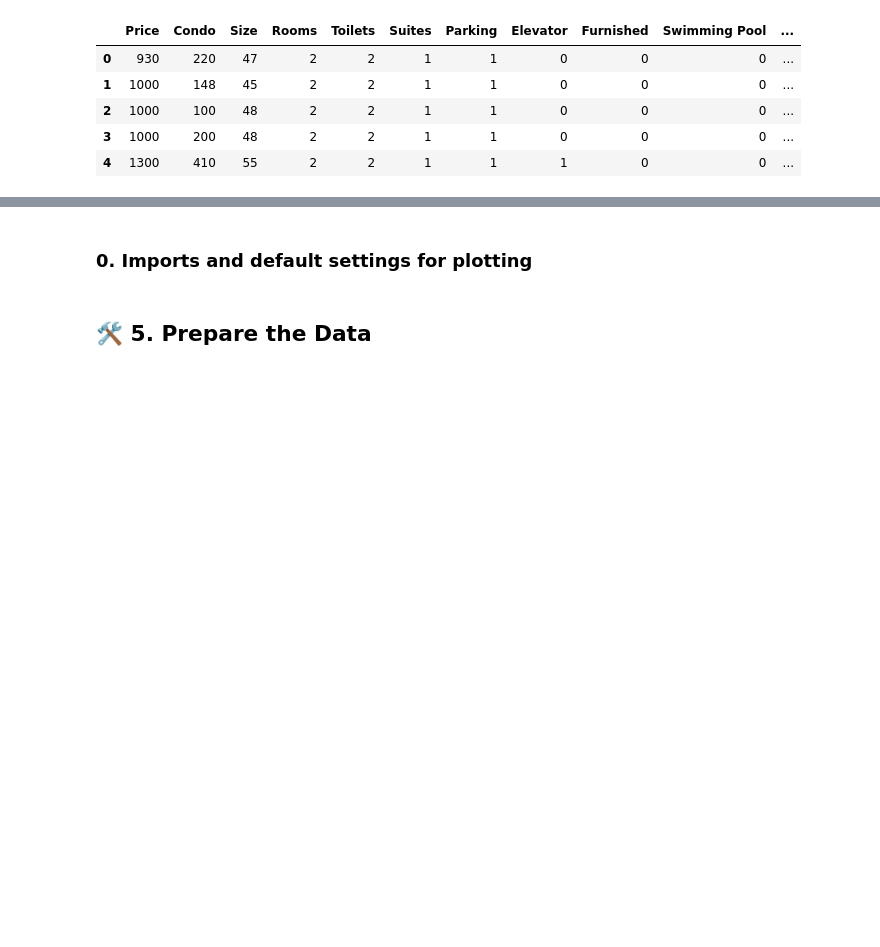
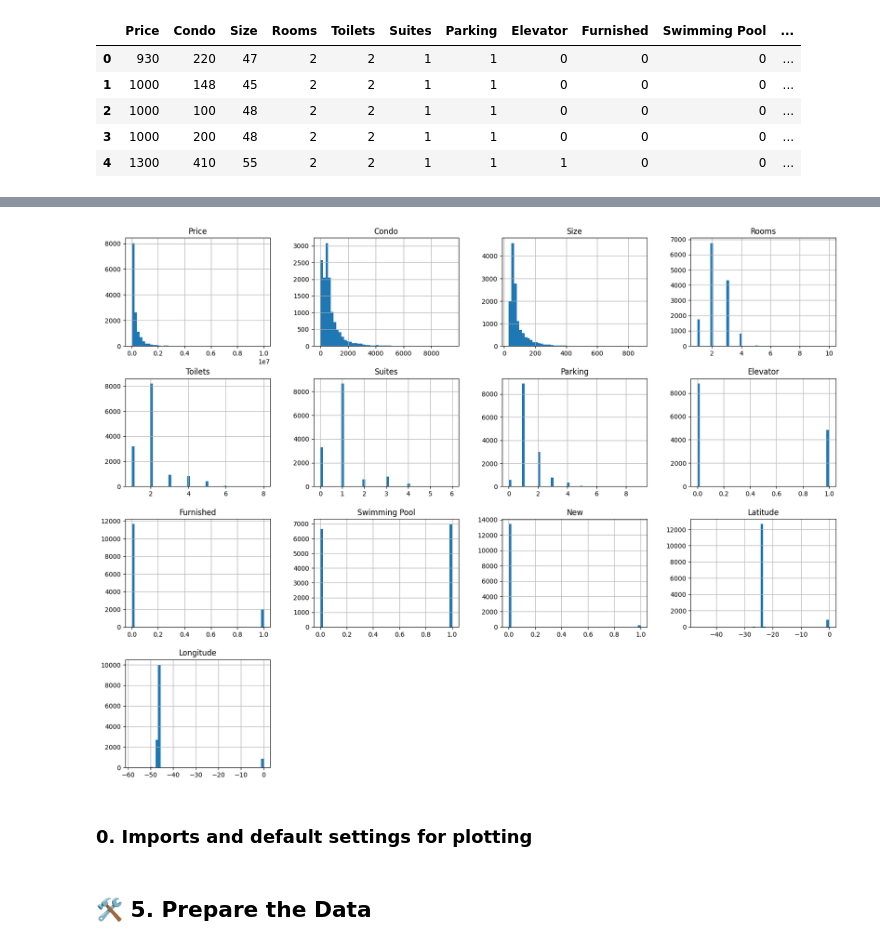
Before and after one commit to HWatanuki/Trabalho_D2APR, a Jupyter notebook: saopaulo-housing.ipynb, the cells around one changed output, grey strips where cells are left out. Saved outputs shown, nothing was run; the diff lists cells and outputs as text; code cells hidden in the pictures; blank space fills up the shorter version.

```diff
--- a/saopaulo-housing.ipynb
+++ b/saopaulo-housing.ipynb
@@ -23,3 +64,9 @@ housing.head()
+# %%
+# plot a histogram for each numeric attibute from the dataframe
+housing.hist(bins=50, figsize=(20,15))
+display()  # just to avoid texts in the notebook output
+# %% [output]
+[figure, added]
 # %% [markdown]
 ### 0. Imports and default settings for plotting
 # %%
```
Also changed, not shown: parts of 5 cells of this notebook.
